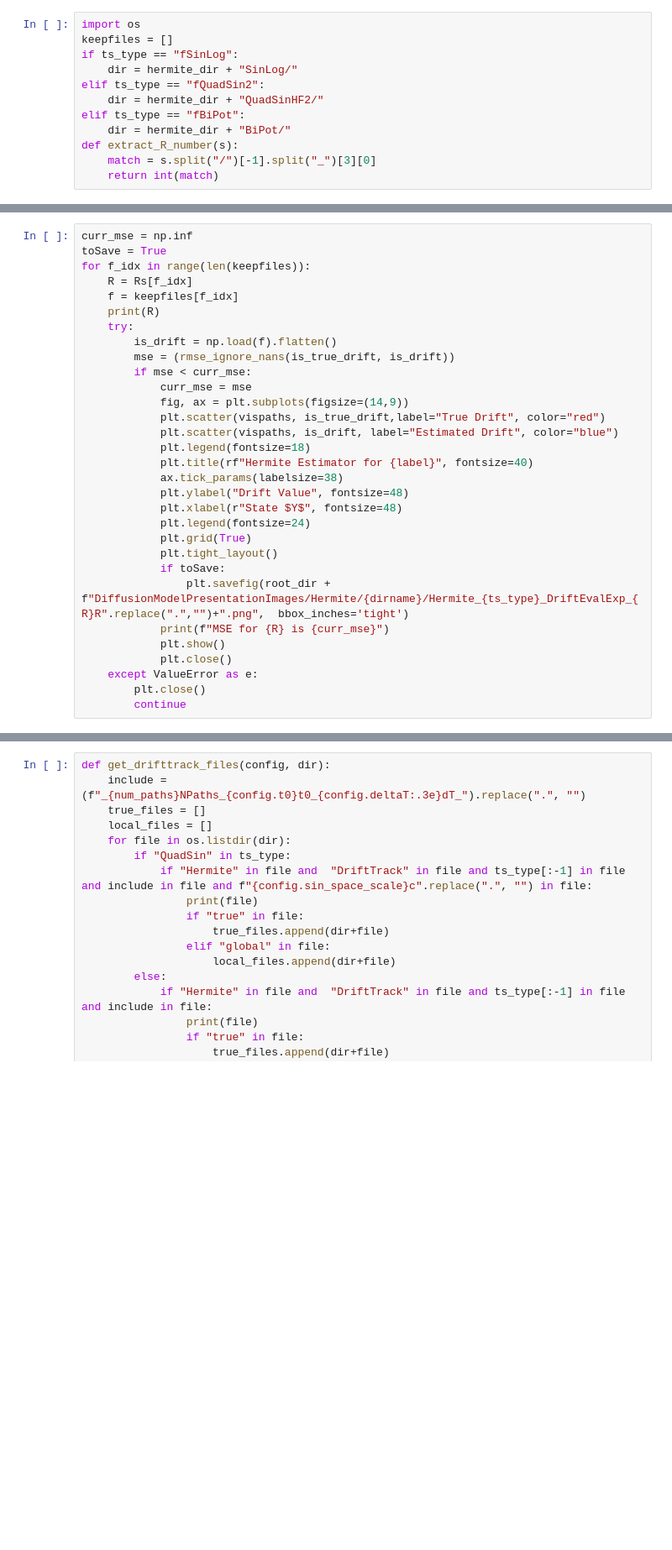
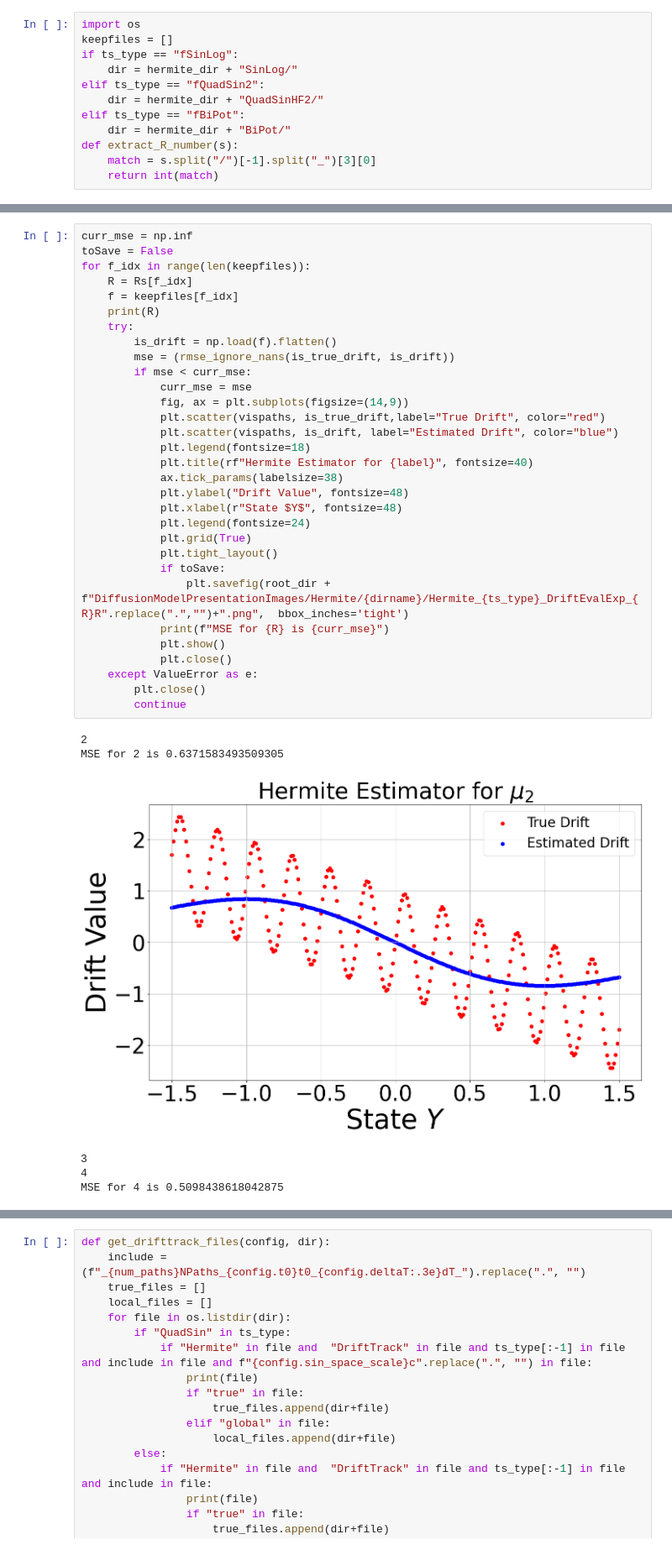
Before and after one commit to marcostapiac/FractionalBrownianMotion, a Jupyter notebook: experiments/generative_modelling/RecursiveVPSDE/ParamEst/Hermite/benchmark_Hermite_TrackingError1D_from_saved.ipynb, the cells around one changed output, grey strips where cells are left out. Shown: that part at 84% size. Saved outputs shown, nothing was run; the diff lists cells and outputs as text; blank space fills up the shorter version.

```diff
--- a/experiments/generative_modelling/RecursiveVPSDE/ParamEst/Hermite/benchmark_Hermite_TrackingError1D_from_saved.ipynb
+++ b/experiments/generative_modelling/RecursiveVPSDE/ParamEst/Hermite/benchmark_Hermite_TrackingError1D_from_saved.ipynb
@@ -87,31 +109,38 @@ print(ts_type)
 # %%
 curr_mse = np.inf
-toSave = True
+toSave = False
 for f_idx in range(len(keepfiles)):
     R = Rs[f_idx]
     f = keepfiles[f_idx]
     print(R)
     try:
         is_drift = np.load(f).flatten()
         mse = (rmse_ignore_nans(is_true_drift, is_drift))
         if mse < curr_mse:
             curr_mse = mse
             fig, ax = plt.subplots(figsize=(14,9))
             plt.scatter(vispaths, is_true_drift,label="True Drift", color="red")
             plt.scatter(vispaths, is_drift, label="Estimated Drift", color="blue")
             plt.legend(fontsize=18)
             plt.title(rf"Hermite Estimator for {label}", fontsize=40)
             ax.tick_params(labelsize=38)
             plt.ylabel("Drift Value", fontsize=48)
             plt.xlabel(r"State $Y$", fontsize=48)
             plt.legend(fontsize=24)
             plt.grid(True)
             plt.tight_layout()
             if toSave:
                 plt.savefig(root_dir + f"DiffusionModelPresentationImages/Hermite/{dirname}/Hermite_{ts_type}_DriftEvalExp_{R}R".replace(".","")+".png",  bbox_inches='tight')
             print(f"MSE for {R} is {curr_mse}")
             plt.show()
             plt.close()
     except ValueError as e:
         plt.close()
         continue
+# %% [output]
+2
+MSE for 2 is 0.6371583493509305
+[figure, added]
+3
+4
+MSE for 4 is 0.5098438618042875
```
Also changed, not shown: parts of 6 cells of this notebook, 8 other files.
